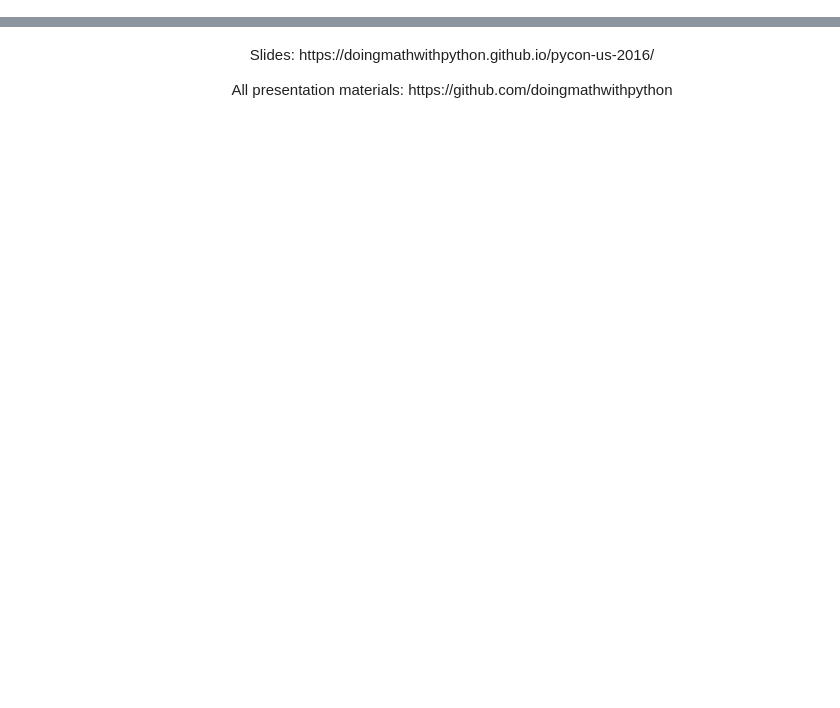
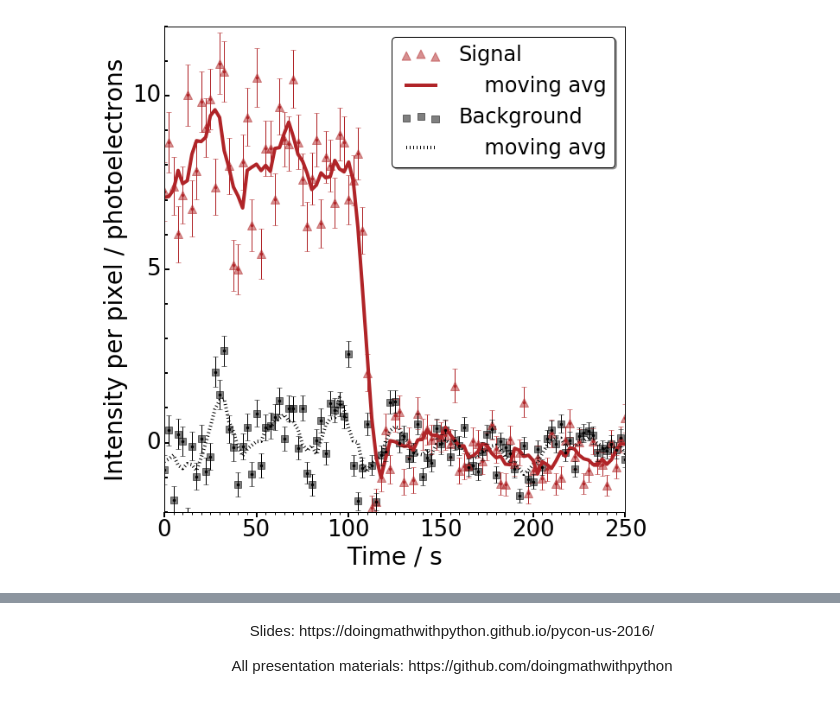
Before and after one commit to franmon/sabatnb, a Jupyter notebook: prlSMFI.ipynb, the cells around one changed output, grey strips where cells are left out. Drawn from its saved outputs; the diff is of its cells as text; code cells hidden in the pictures; blank space fills up the shorter version.

Commit message:
New sabat notebook and images

```diff
--- a/prlSMFI.ipynb
+++ b/prlSMFI.ipynb
@@ -41,0 +19,10 @@ This notebook works out the elementary math of the NEXT SMFI proof-of-concept.
+# %%
+import seaborn as sns
+import numpy as np
+import pandas as pd
+import matplotlib
+import tables            as tb
+import random
+import glob
+import warnings
+sns.set()
@@ -41,0 +380,4 @@ This notebook works out the elementary math of the NEXT SMFI proof-of-concept.
+# %%
+Image("img/prlPhotobleaching.png")
+# %% [output]
+[figure, added]
```
Also changed, not shown: parts of 104 cells of this notebook, 28 other files.
